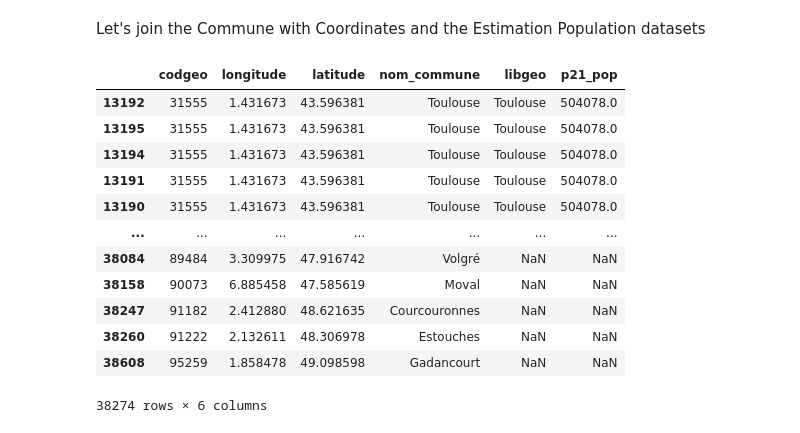
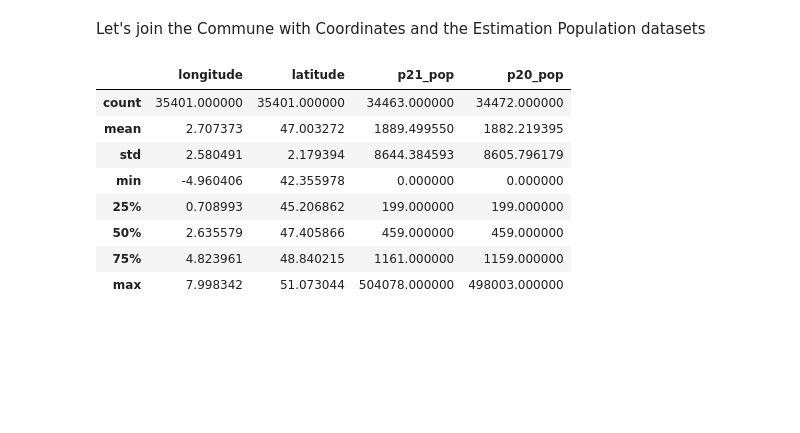
Before and after one commit to dataforgoodfr/13_odis, a Jupyter notebook: eda/notebooks/jacques.ipynb, the cells around one changed output. Cells and saved outputs as stored; diff of their text form; code cells hidden in the pictures; blank space fills up the shorter version.

```diff
--- a/eda/notebooks/jacques.ipynb
+++ b/eda/notebooks/jacques.ipynb
@@ -127,21 +96,17 @@ df_hex.head(20)
 Let's join the Commune with Coordinates and the Estimation Population datasets
 # %%
 loc_with_pop = df_hex.join(pop.set_index('codgeo'), on='codgeo', how='left')
-# %%
-loc_with_pop.sort_values('p21_pop', ascending=False)
-# %% [output]
-|  | codgeo | longitude | latitude | nom_commune | libgeo | p21_pop |
-| 13192 | 31555 | 1.431673 | 43.596381 | Toulouse | Toulouse | 504078.0 |
-| 13195 | 31555 | 1.431673 | 43.596381 | Toulouse | Toulouse | 504078.0 |
-| 13194 | 31555 | 1.431673 | 43.596381 | Toulouse | Toulouse | 504078.0 |
-| 13191 | 31555 | 1.431673 | 43.596381 | Toulouse | Toulouse | 504078.0 |
-| 13190 | 31555 | 1.431673 | 43.596381 | Toulouse | Toulouse | 504078.0 |
-| ... | ... | ... | ... | ... | ... | ... |
-| 38084 | 89484 | 3.309975 | 47.916742 | Volgré | NaN | NaN |
-| 38158 | 90073 | 6.885458 | 47.585619 | Moval | NaN | NaN |
-| 38247 | 91182 | 2.412880 | 48.621635 | Courcouronnes | NaN | NaN |
-| 38260 | 91222 | 2.132611 | 48.306978 | Estouches | NaN | NaN |
-| 38608 | 95259 | 1.858478 | 49.098598 | Gadancourt | NaN | NaN |
-38274 rows × 6 columns
+# %%
+loc_with_pop.describe()
+# %% [output]
+|  | longitude | latitude | p21_pop | p20_pop |
+| count | 35401.000000 | 35401.000000 | 34463.000000 | 34472.000000 |
+| mean | 2.707373 | 47.003272 | 1889.499550 | 1882.219395 |
+| std | 2.580491 | 2.179394 | 8644.384593 | 8605.796179 |
+| min | -4.960406 | 42.355978 | 0.000000 | 0.000000 |
+| 25% | 0.708993 | 45.206862 | 199.000000 | 199.000000 |
+| 50% | 2.635579 | 47.405866 | 459.000000 | 459.000000 |
+| 75% | 4.823961 | 48.840215 | 1161.000000 | 1159.000000 |
+| max | 7.998342 | 51.073044 | 504078.000000 | 498003.000000 |
 # %%
 loc_with_pop['pop_norm'] = np.log10(loc_with_pop.p21_pop)
```
Also changed, not shown: parts of 14 cells of this notebook.
